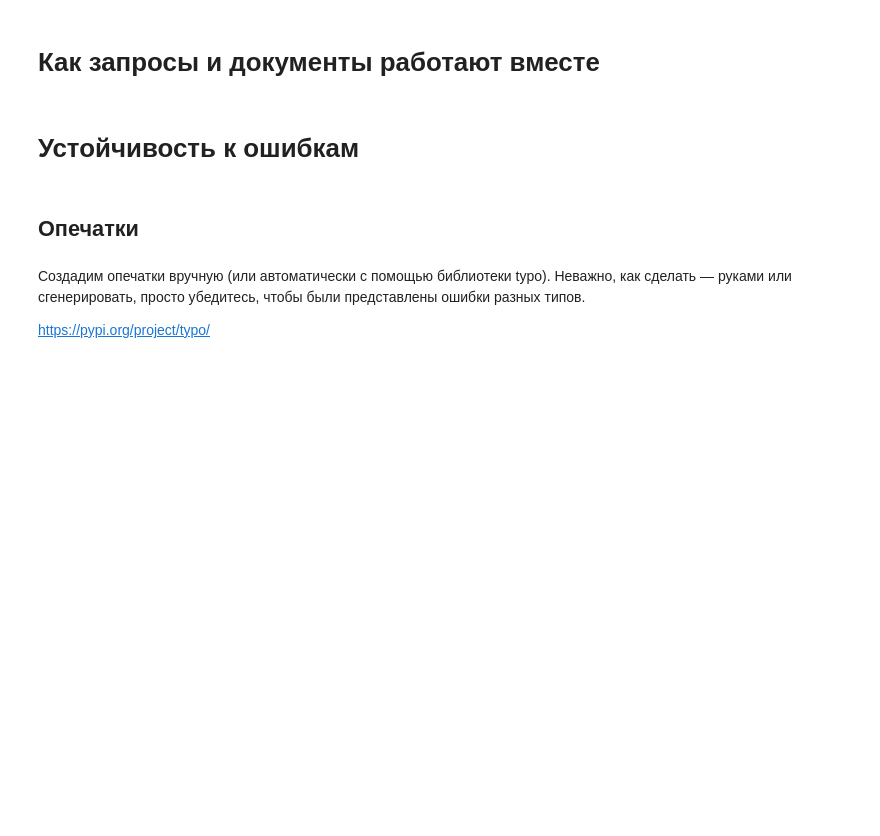
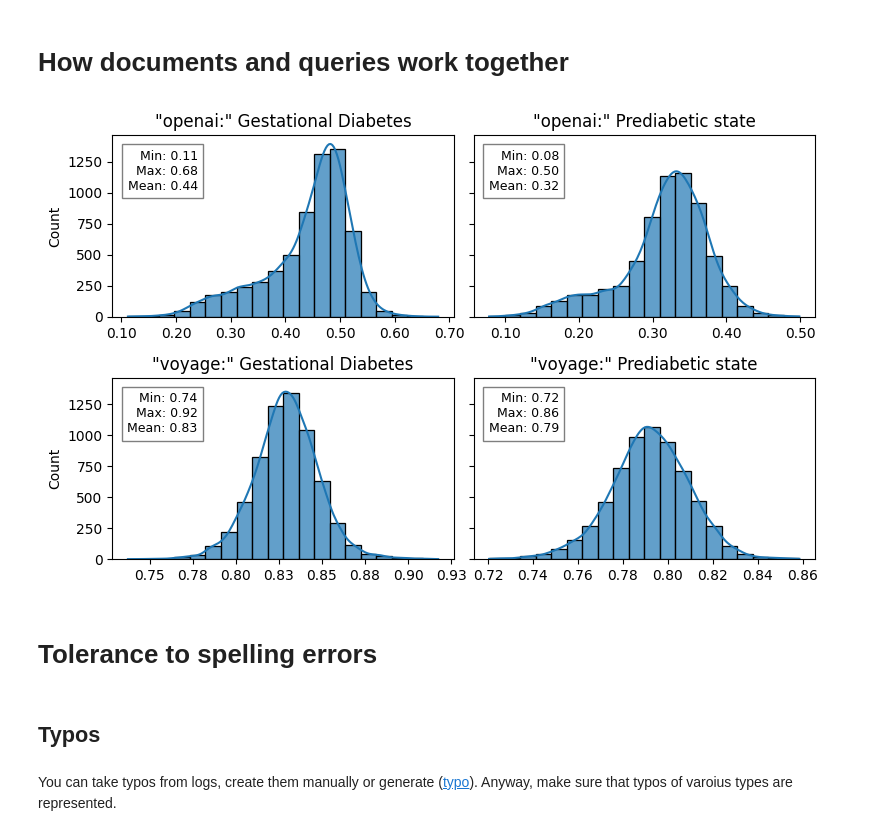
Before and after one commit to chakchurina/embedding-model-selection, a Jupyter notebook: embedding_analysis.ipynb, the cells around one changed output. Cells and saved outputs as stored; diff of their text form; code cells hidden in the pictures; blank space fills up the shorter version.

```diff
--- a/embedding_analysis.ipynb
+++ b/embedding_analysis.ipynb
@@ -230 +224,3 @@ from bokeh.plotting import figure, output_notebook, show
+# %%
+documents_df['openai'] = get_embeddings(documents_df['text'].tolist(), get_openai, 1000)
 # %%
@@ -266,17 +274,17 @@ show(row(plot1, plot2))
 columns = ['voyage', 'openai']
 results = []
 
-umap_reducer = umap.UMAP(n_components=5, random_state=42)  # todo remove random state
+umap_reducer = umap.UMAP(n_components=5, random_state=42)
 
 for column in columns:
-    reduced = umap_reducer.fit_transform(df[column].tolist())
+    reduced = umap_reducer.fit_transform(documents_df[column].tolist())
 
-    clustering = SpectralClustering(n_clusters=3, random_state=42, affinity='nearest_neighbors', n_neighbors=10)
+    clustering = SpectralClustering(n_clusters=n_categories, random_state=42, affinity='nearest_neighbors', n_neighbors=10)  # todo defaults?
     clusters = clustering.fit_predict(reduced)
 
-    df[f'{column}_cluster'] = clusters
-    labels_true = df['category']
-    labels_pred = df[f'{column}_cluster']
+    documents_df[f'{column}_cluster'] = clusters
+    labels_true = documents_df['category']
+    labels_pred = documents_df[f'{column}_cluster']
 
     ari_score = adjusted_rand_score(labels_true, labels_pred)
     silhouette = silhouette_score(np.vstack(reduced), labels_pred)
@@ -287,2 +299,2 @@ pd.DataFrame(results, columns=['Column', 'ARI', 'Silhouette'])
 # %% [markdown]
-# Как запросы и документы работают вместе
+# How documents and queries work together
@@ -308,8 +301,37 @@ plt.show()
+# %%
+gestational_df = documents_df[documents_df['category'] == 'gestational']
+# %%
+from matplotlib.ticker import FormatStrFormatter
+
+def plot_distances_distribution(df, category_descriptions):
+    fig, axes = plt.subplots(len(methods), 2, figsize=(8, len(methods) * 2.5), sharey=True)
+
+    for i, (model, method) in enumerate(methods):
+        for j, category_description in enumerate(category_descriptions):
+            category_embedding = get_embeddings([category_description], method)
+            similarities = cosine_similarity(df[model].tolist(), category_embedding).flatten()
+
+            sns.histplot(similarities, bins=20, kde=True, alpha=0.7, ax=axes[i, j])
+            axes[i, j].xaxis.set_major_formatter(FormatStrFormatter('%.2f'))
+            axes[i, j].set_title(f'"{model}:" {category_description}')
+            axes[i, j].text(
+                0.25, 0.92,
+                f'Min: {np.min(similarities):.2f}\n'
+                f'Max: {np.max(similarities):.2f}\n'
+                f'Mean: {np.mean(similarities):.2f}',
+                transform=axes[i, j].transAxes,
+                fontsize=9, ha='right', va='top', bbox=dict(facecolor='white', alpha=0.5)
+            )
+
+    plt.tight_layout()
+    plt.show()
+# %%
+plot_distances_distribution(gestational_df, ["Gestational Diabetes", "Prediabetic state"])
+# %% [output]
+[figure, added]
 # %% [markdown]
-# Устойчивость к ошибкам
+# Tolerance to spelling errors
 # %% [markdown]
-## Опечатки
+## Typos
 # %% [markdown]
-Создадим опечатки вручную (или автоматически с помощью библиотеки typo). Неважно, как сделать — руками или сгенерировать, просто убедитесь, чтобы были представлены ошибки разных типов.
-
-https://pypi.org/project/typo/
+You can take typos from logs, create them manually or generate ([typo](https://pypi.org/project/typo/)). Anyway, make sure that typos of varoius types are represented.
```
Also changed, not shown: parts of 62 cells of this notebook.
